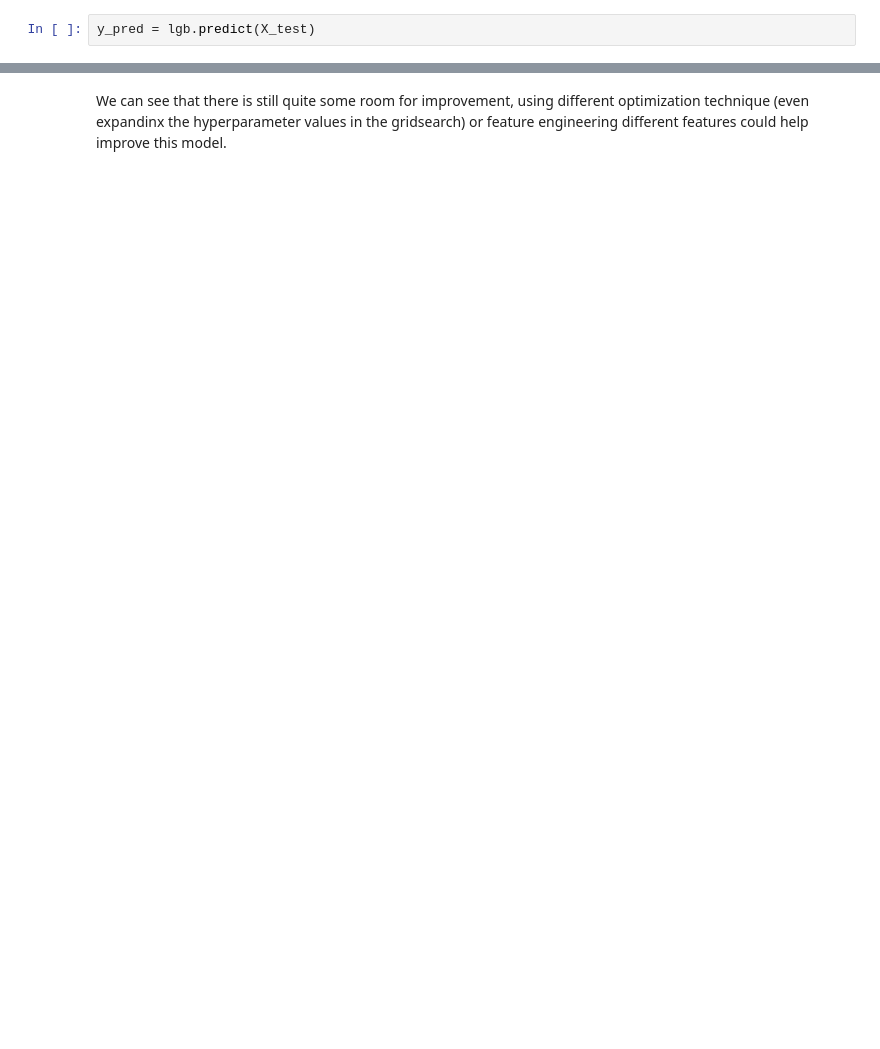
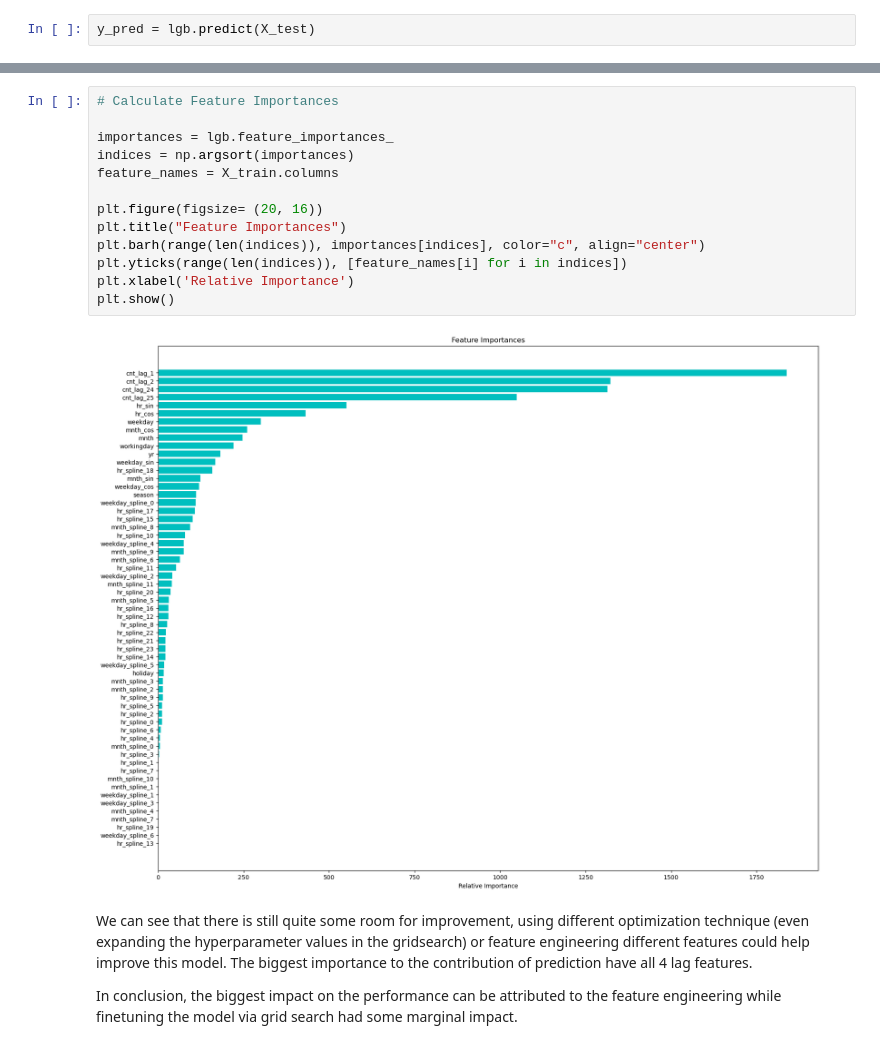
Before and after one commit to DamirBogdan39/bike-sharing-time-series, a Jupyter notebook: notebooks/dab-01-experimentation.ipynb, the cells around one changed output, grey strips where cells are left out. Cells and saved outputs as stored; diff of their text form; blank space fills up the shorter version.

```diff
--- a/notebooks/dab-01-experimentation.ipynb
+++ b/notebooks/dab-01-experimentation.ipynb
@@ -259,2 +293,20 @@ residual_plot(y_test, y_pred)
+# %%
+# Calculate Feature Importances
+
+importances = lgb.feature_importances_
+indices = np.argsort(importances)
+feature_names = X_train.columns
+
+plt.figure(figsize= (20, 16))
+plt.title("Feature Importances")
+plt.barh(range(len(indices)), importances[indices], color="c", align="center")
+plt.yticks(range(len(indices)), [feature_names[i] for i in indices])
+plt.xlabel('Relative Importance')
+plt.show()
+# %% [output]
+[figure, added]
 # %% [markdown]
-We can see that there is still quite some room for improvement, using different optimization technique (even expandinx the hyperparameter values in the gridsearch) or feature engineering different features could help improve this model.
+We can see that there is still quite some room for improvement, using different optimization technique (even expanding the hyperparameter values in the gridsearch) or feature engineering different features could help improve this model. The biggest importance to the contribution of prediction have all 4 lag features.
+
+
+In conclusion, the biggest impact on the performance can be attributed to the feature engineering while finetuning the model via grid search had some marginal impact.
```
Also changed, not shown: parts of 26 cells of this notebook, 28 other files.
